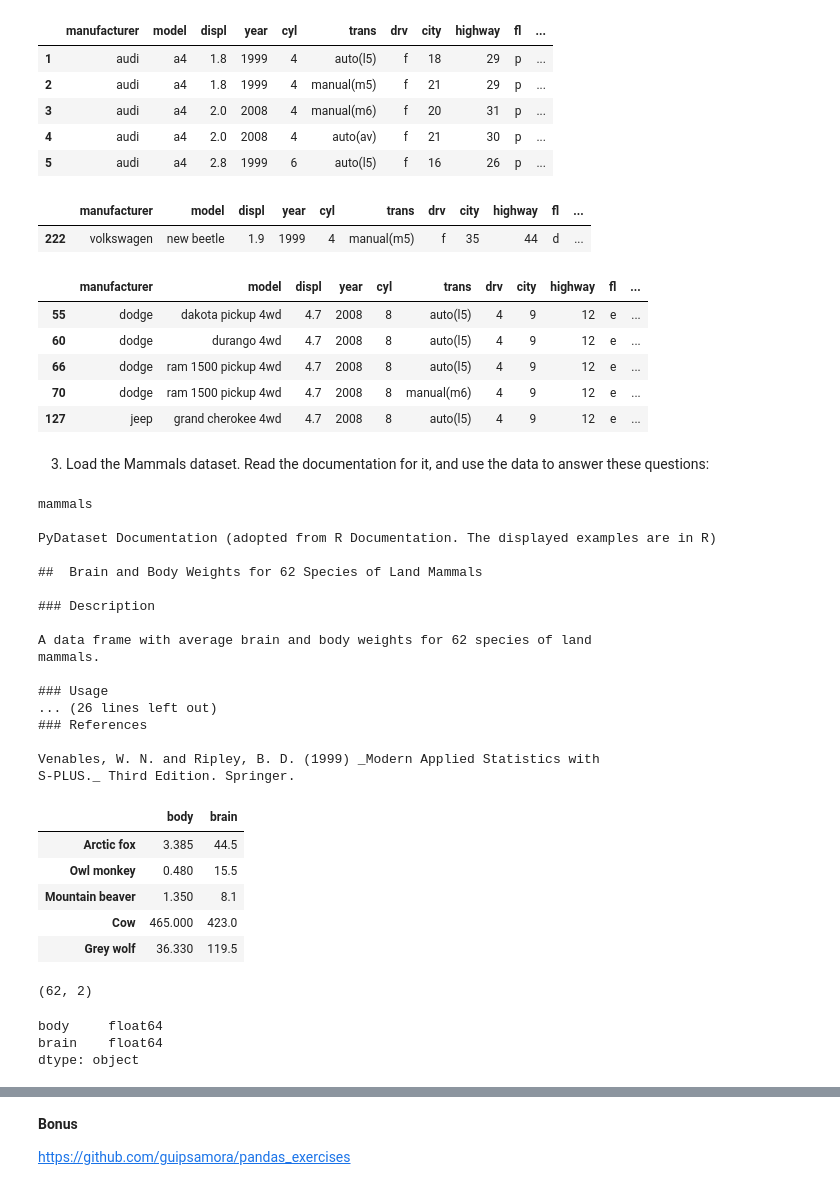
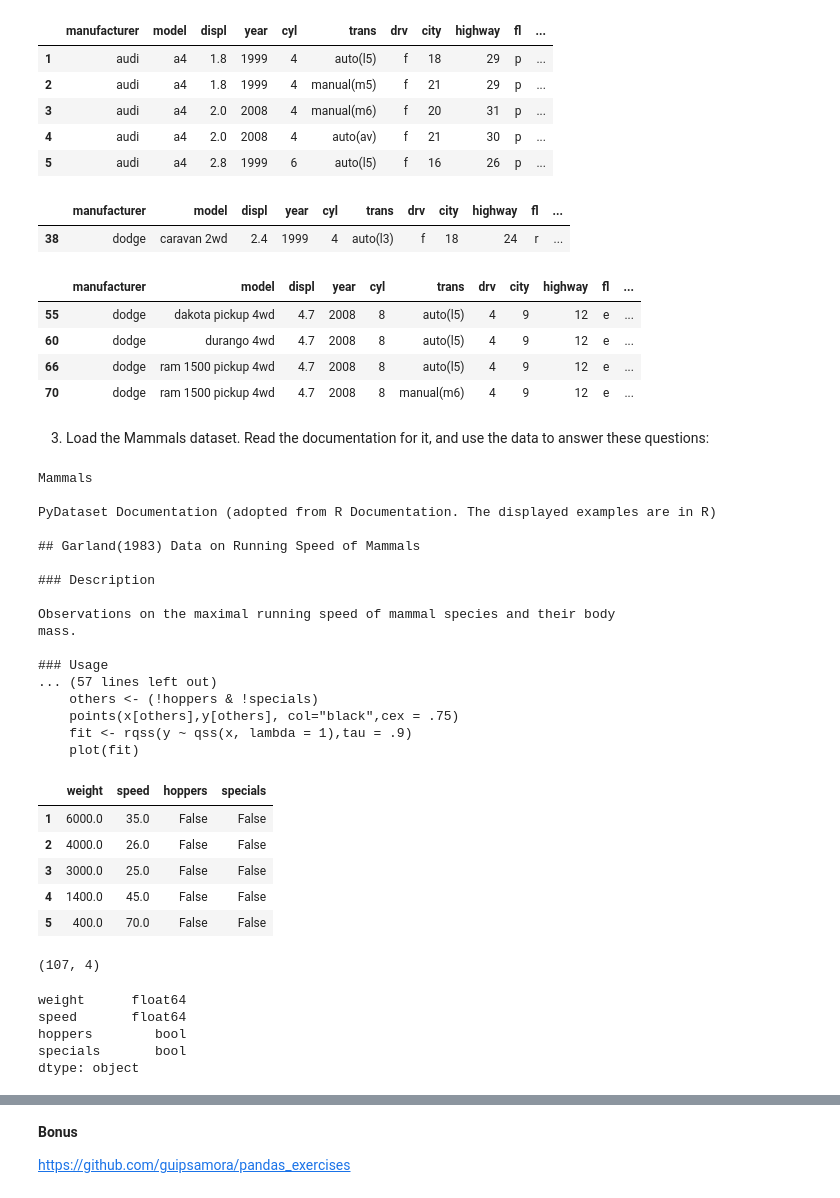
Before and after one commit to martin-reyes/3_numpy-pandas-visualization-exercises, a Jupyter notebook: 3_dataframes.ipynb, the cells around one changed output, grey strips where cells are left out. Cells and saved outputs as stored; diff of their text form; code cells hidden in the pictures.

```diff
--- a/3_dataframes.ipynb
+++ b/3_dataframes.ipynb
@@ -280,62 +196,64 @@ mpg_df.head()
 | 5 | audi | a4 | 2.8 | 1999 | 6 | auto(l5) | f | 16 | 26 | p | ... |
 # %%
 # - Which dodge car has the best average mileage? The worst?
-mpg_df[mpg_df['average_mileage'] == mpg_df['average_mileage'].max()] # best
+dodge_df = mpg_df[mpg_df['manufacturer'] == 'dodge']
+dodge_df[dodge_df['average_mileage'] == dodge_df['average_mileage'].max()] # best
 # %% [output]
 |  | manufacturer | model | displ | year | cyl | trans | drv | city | highway | fl | ... |
-| 222 | volkswagen | new beetle | 1.9 | 1999 | 4 | manual(m5) | f | 35 | 44 | d | ... |
+| 38 | dodge | caravan 2wd | 2.4 | 1999 | 4 | auto(l3) | f | 18 | 24 | r | ... |
 # %%
-mpg_df[mpg_df['average_mileage'] == mpg_df['average_mileage'].min()] # worst
+dodge_df[dodge_df['average_mileage'] == dodge_df['average_mileage'].min()] # worst
 # %% [output]
 |  | manufacturer | model | displ | year | cyl | trans | drv | city | highway | fl | ... |
 | 55 | dodge | dakota pickup 4wd | 4.7 | 2008 | 8 | auto(l5) | 4 | 9 | 12 | e | ... |
 | 60 | dodge | durango 4wd | 4.7 | 2008 | 8 | auto(l5) | 4 | 9 | 12 | e | ... |
 | 66 | dodge | ram 1500 pickup 4wd | 4.7 | 2008 | 8 | auto(l5) | 4 | 9 | 12 | e | ... |
 | 70 | dodge | ram 1500 pickup 4wd | 4.7 | 2008 | 8 | manual(m6) | 4 | 9 | 12 | e | ... |
-| 127 | jeep | grand cherokee 4wd | 4.7 | 2008 | 8 | auto(l5) | 4 | 9 | 12 | e | ... |
 # %% [markdown]
 3. Load the Mammals dataset. Read the documentation for it, and use the data to answer these questions:
 # %%
-data('mammals', show_doc = True)
+data('Mammals', show_doc = True)
 # %% [output]
-mammals
+Mammals
 
 PyDataset Documentation (adopted from R Documentation. The displayed examples are in R)
 
-##  Brain and Body Weights for 62 Species of Land Mammals
+## Garland(1983) Data on Running Speed of Mammals
 
 ### Description
 
-A data frame with average brain and body weights for 62 species of land
-mammals.
+Observations on the maximal running speed of mammal species and their body
+mass.
 
 ### Usage
-... (26 lines left out)
-### References
-
-Venables, W. N. and Ripley, B. D. (1999) _Modern Applied Statistics with
-S-PLUS._ Third Edition. Springer.
+... (57 lines left out)
+    others <- (!hoppers & !specials)
+    points(x[others],y[others], col="black",cex = .75)
+    fit <- rqss(y ~ qss(x, lambda = 1),tau = .9)
+    plot(fit)
 # %%
-mammals_df = data('mammals')
+mammals_df = data('Mammals')
 mammals_df.head()
 # %% [output]
-|  | body | brain |
-| Arctic fox | 3.385 | 44.5 |
-| Owl monkey | 0.480 | 15.5 |
-| Mountain beaver | 1.350 | 8.1 |
-| Cow | 465.000 | 423.0 |
-| Grey wolf | 36.330 | 119.5 |
+|  | weight | speed | hoppers | specials |
+| 1 | 6000.0 | 35.0 | False | False |
+| 2 | 4000.0 | 26.0 | False | False |
+| 3 | 3000.0 | 25.0 | False | False |
+| 4 | 1400.0 | 45.0 | False | False |
+| 5 | 400.0 | 70.0 | False | False |
 # %%
 # - How many rows and columns are there?
 mammals_df.shape
 # %% [output]
-(62, 2)
+(107, 4)
 # %%
 # - What are the data types?
 mammals_df.dtypes
 # %% [output]
-body     float64
-brain    float64
+weight      float64
+speed       float64
+hoppers        bool
+specials       bool
 dtype: object
 # %%
 # - Summarize the dataframe with .info and .describe
```
Also changed, not shown: parts of 13 cells of this notebook, 4 other files.
